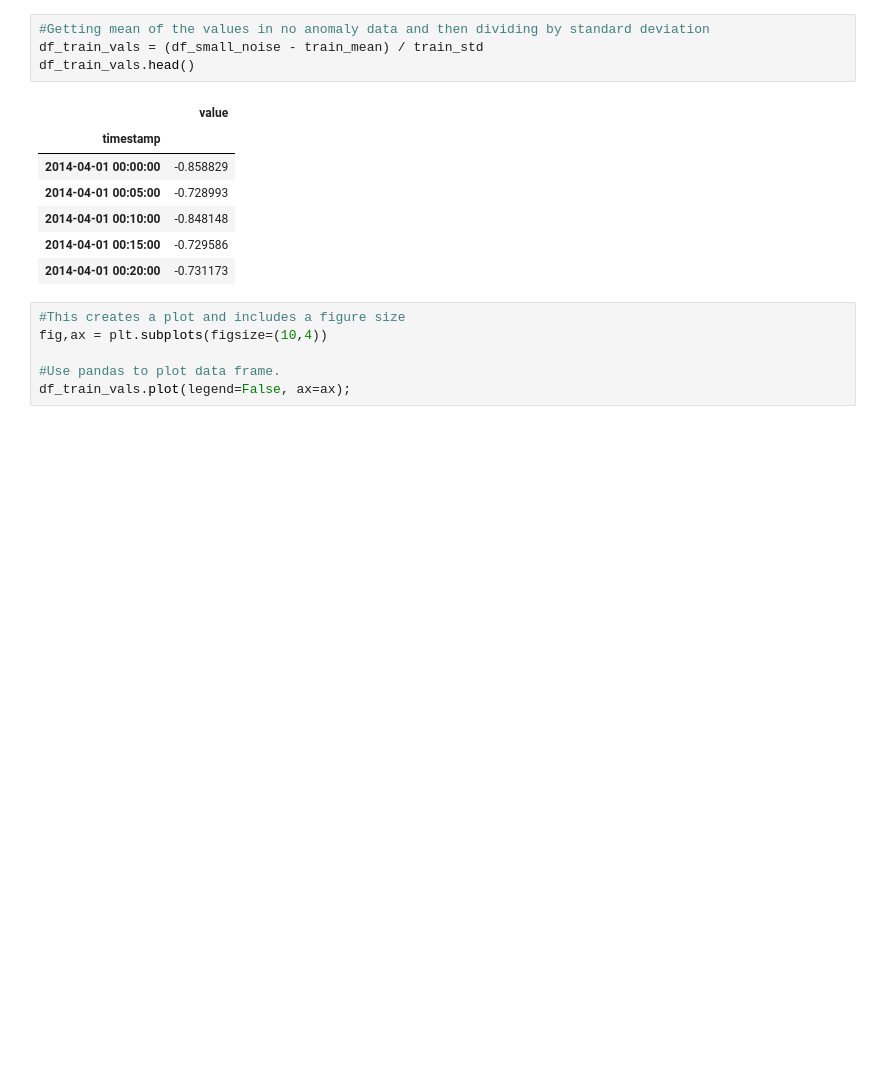
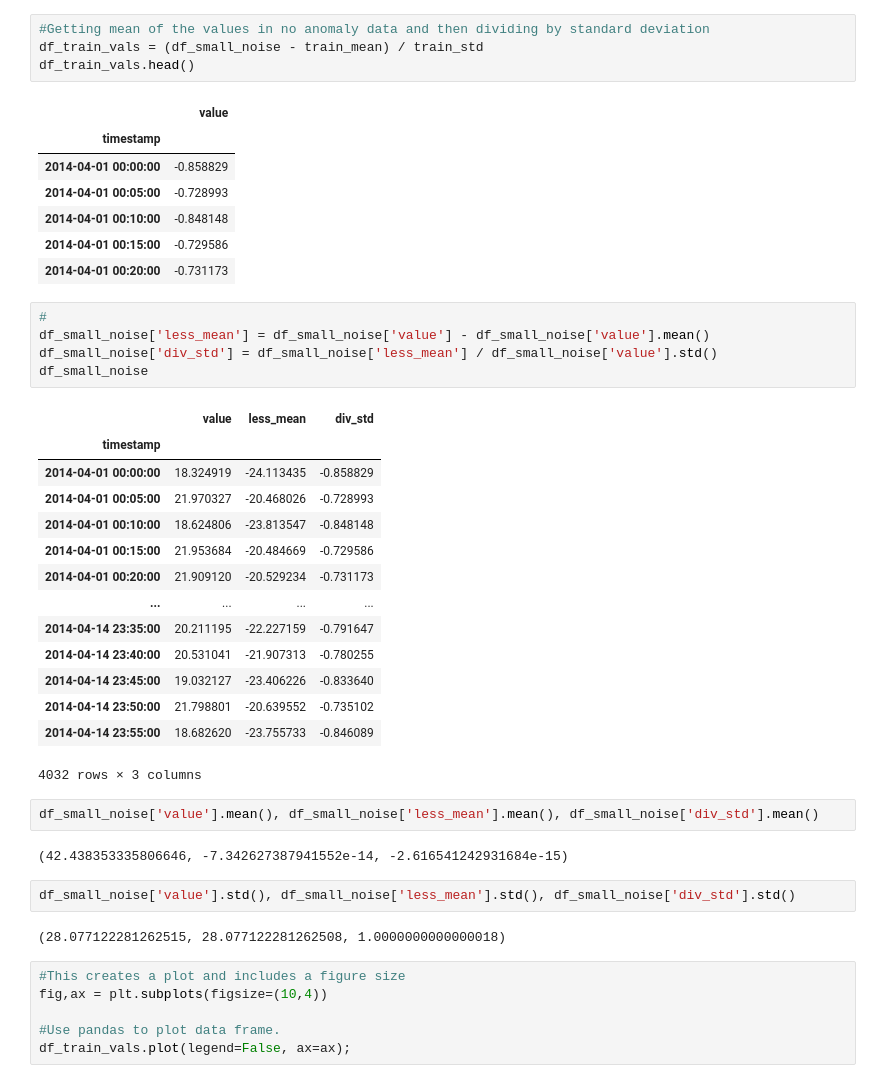
Before and after one commit to LauraBrogan/2022-MLS-Assessment, a Jupyter notebook: project-anomaly-detection.ipynb, the cells around one changed output. Drawn from its saved outputs; the diff is of its cells as text; blank space fills up the shorter version.

```diff
--- a/project-anomaly-detection.ipynb
+++ b/project-anomaly-detection.ipynb
@@ -188,6 +194,34 @@ df_train_vals.head()
 | 2014-04-01 00:10:00 | -0.848148 |
 | 2014-04-01 00:15:00 | -0.729586 |
 | 2014-04-01 00:20:00 | -0.731173 |
+# %%
+#
+df_small_noise['less_mean'] = df_small_noise['value'] - df_small_noise['value'].mean()
+df_small_noise['div_std'] = df_small_noise['less_mean'] / df_small_noise['value'].std()
+df_small_noise
+# %% [output]
+|  | value | less_mean | div_std |
+| timestamp |  |  |  |
+| 2014-04-01 00:00:00 | 18.324919 | -24.113435 | -0.858829 |
+| 2014-04-01 00:05:00 | 21.970327 | -20.468026 | -0.728993 |
+| 2014-04-01 00:10:00 | 18.624806 | -23.813547 | -0.848148 |
+| 2014-04-01 00:15:00 | 21.953684 | -20.484669 | -0.729586 |
+| 2014-04-01 00:20:00 | 21.909120 | -20.529234 | -0.731173 |
+| ... | ... | ... | ... |
+| 2014-04-14 23:35:00 | 20.211195 | -22.227159 | -0.791647 |
+| 2014-04-14 23:40:00 | 20.531041 | -21.907313 | -0.780255 |
+| 2014-04-14 23:45:00 | 19.032127 | -23.406226 | -0.833640 |
+| 2014-04-14 23:50:00 | 21.798801 | -20.639552 | -0.735102 |
+| 2014-04-14 23:55:00 | 18.682620 | -23.755733 | -0.846089 |
+4032 rows × 3 columns
+# %%
+df_small_noise['value'].mean(), df_small_noise['less_mean'].mean(), df_small_noise['div_std'].mean()
+# %% [output]
+(42.438353335806646, -7.342627387941552e-14, -2.616541242931684e-15)
+# %%
+df_small_noise['value'].std(), df_small_noise['less_mean'].std(), df_small_noise['div_std'].std()
+# %% [output]
+(28.077122281262515, 28.077122281262508, 1.0000000000000018)
 # %%
 #This creates a plot and includes a figure size
 fig,ax = plt.subplots(figsize=(10,4))
```
Also changed, not shown: parts of 21 cells of this notebook.
